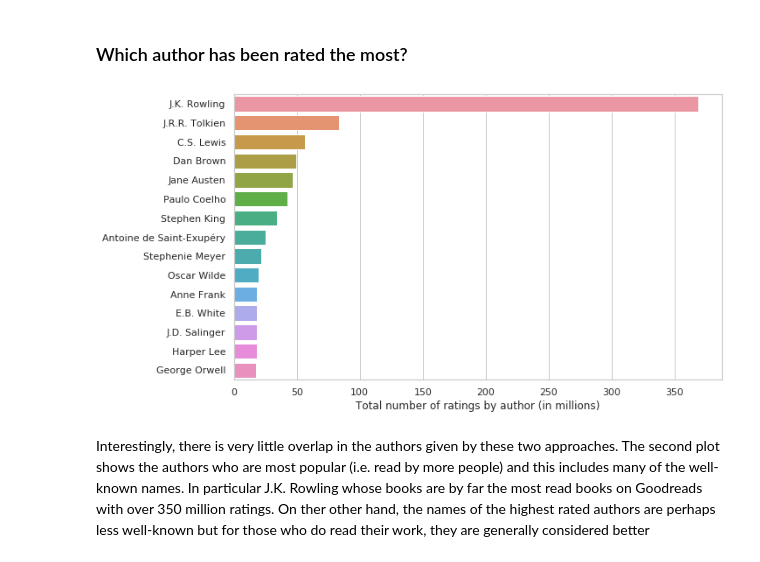
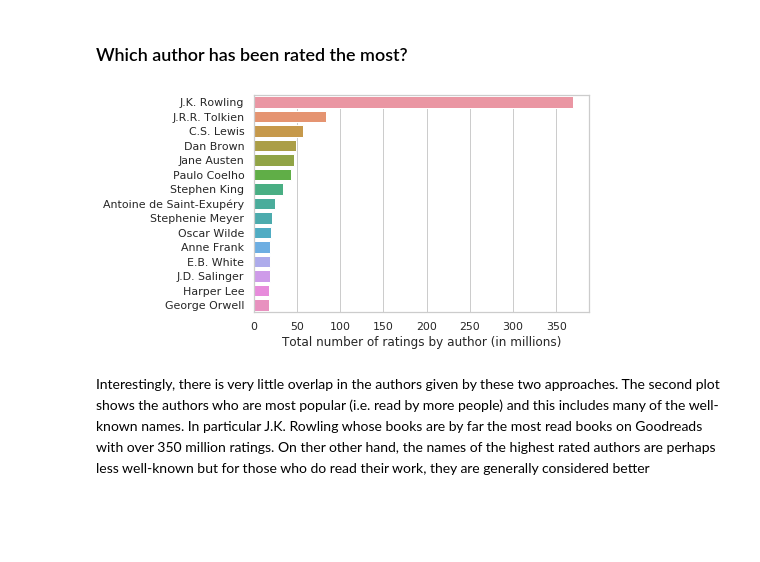
Before and after one commit to EmmaKLofthouse/Book-Analysis-and-Recommender, a Jupyter notebook: Goodreads.ipynb, the cells around one changed output. Drawn from its saved outputs; the diff is of its cells as text; code cells hidden in the pictures; blank space fills up the shorter version.

Commit message:
fixing image size

```diff
--- a/Goodreads.ipynb
+++ b/Goodreads.ipynb
@@ -556,14 +558,14 @@ plt.xlabel("Author's average rating");
 # %%
 most_rated_authors = authors_gt_1000_ratings.sort_values("author_num_ratings",ascending=False).head(15)
 
-plt.figure(figsize=(10, 6))
+
 ax = sns.barplot(data=most_rated_authors, x='author_num_ratings', y='author')
 ax.set_ylabel("")
 ax.set_xlabel("Total number of ratings by author (in millions)")
 
 ax.xaxis.set_major_formatter(FuncFormatter(lambda x, _: int(x / 1e6)))
 # %% [output]
-[figure, old version]
+[figure, new version]
 # %% [markdown]
 Interestingly, there is very little overlap in the authors given by these two approaches. The second plot shows the authors who are most popular (i.e. read by more people) and this includes many of the well-known names. In particular J.K. Rowling whose books are by far the most read books on Goodreads with over 350 million ratings. On ther other hand, the names of the highest rated authors are perhaps less well-known but for those who do read their work, they are generally considered better
 # %% [markdown]
```
Also changed, not shown: parts of 5 cells of this notebook, 6 other files.
